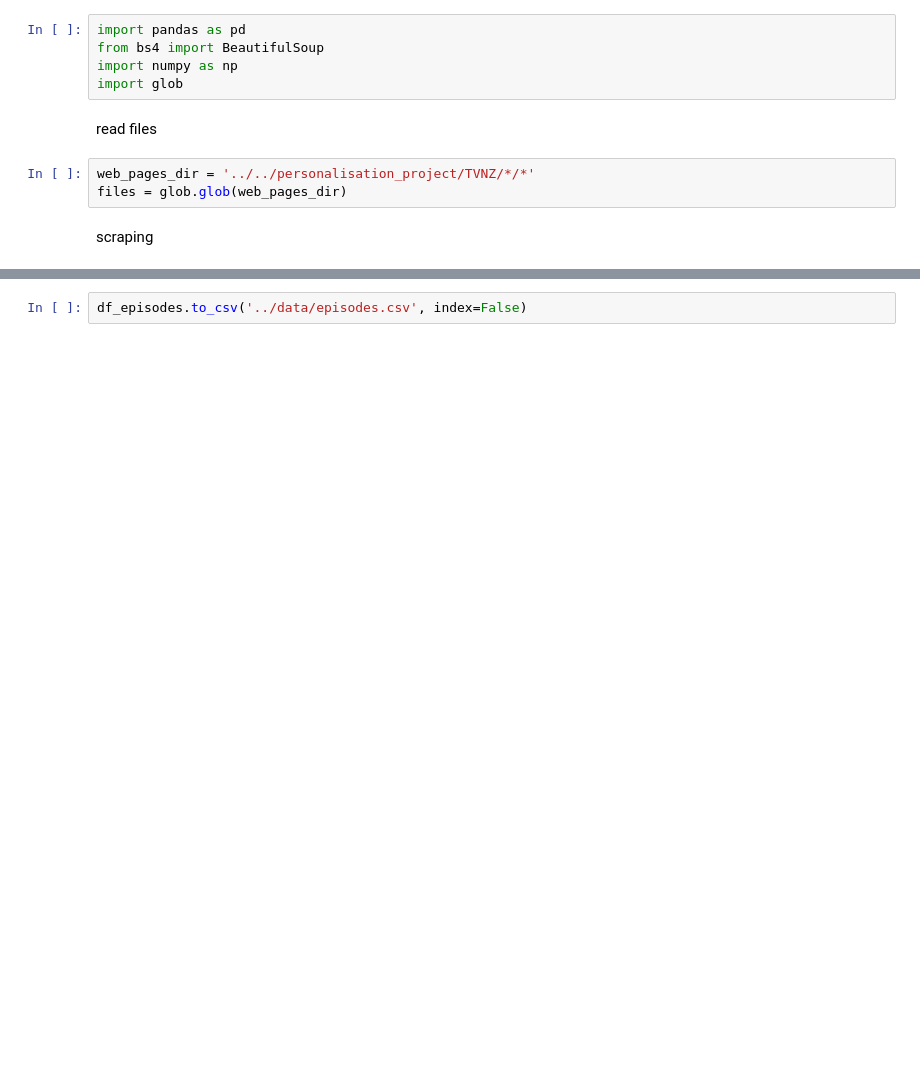
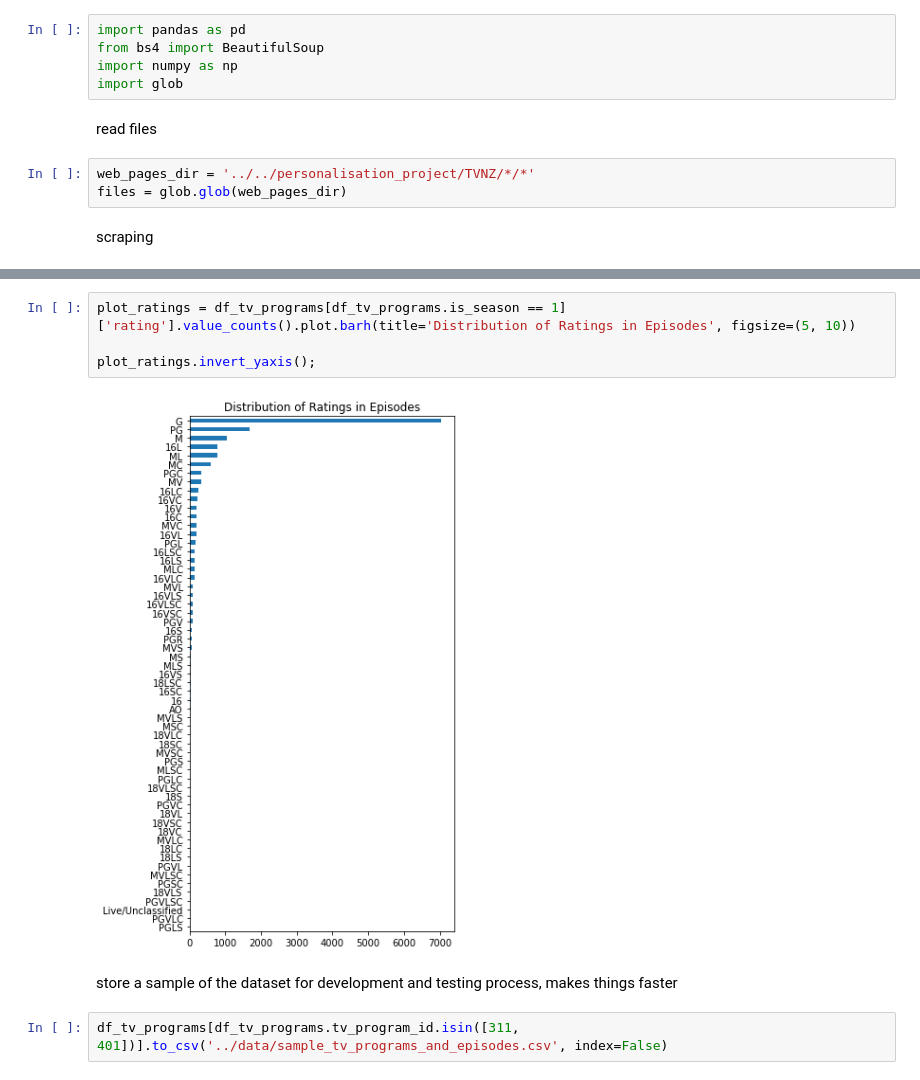
Before and after one commit to ciCciC/RecommendationSysTopicModel, a Jupyter notebook: notebooks/scraping_tvnz.ipynb, the cells around one changed output, grey strips where cells are left out. Drawn from its saved outputs; the diff is of its cells as text; blank space fills up the shorter version.

```diff
--- a/notebooks/scraping_tvnz.ipynb
+++ b/notebooks/scraping_tvnz.ipynb
@@ -95,2 +162,10 @@ df_episodes.head()
+# %%
+plot_ratings = df_tv_programs[df_tv_programs.is_season == 1]['rating'].value_counts().plot.barh(title='Distribution of Ratings in Episodes', figsize=(5, 10))
+
+plot_ratings.invert_yaxis();
+# %% [output]
+[figure, added]
+# %% [markdown]
+store a sample of the dataset for development and testing process, makes things faster
 # %%
-df_episodes.to_csv('../data/episodes.csv', index=False)
+df_tv_programs[df_tv_programs.tv_program_id.isin([311, 401])].to_csv('../data/sample_tv_programs_and_episodes.csv', index=False)
```
Also changed, not shown: parts of 10 cells of this notebook, 5 other files.
